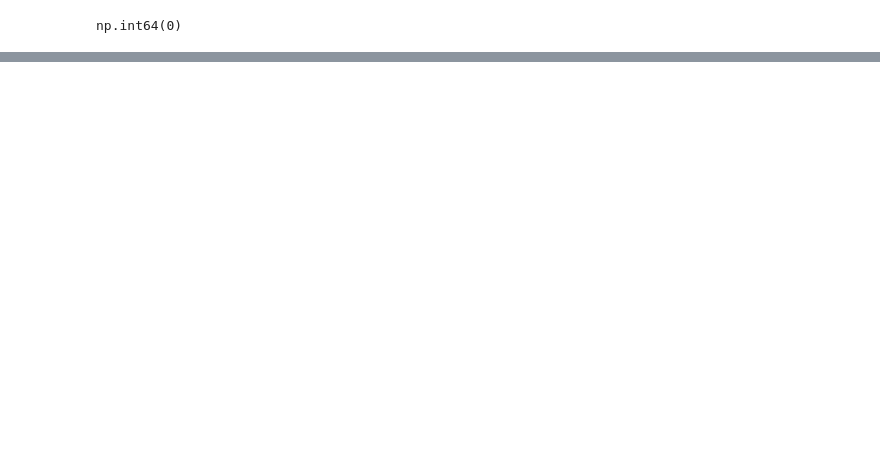
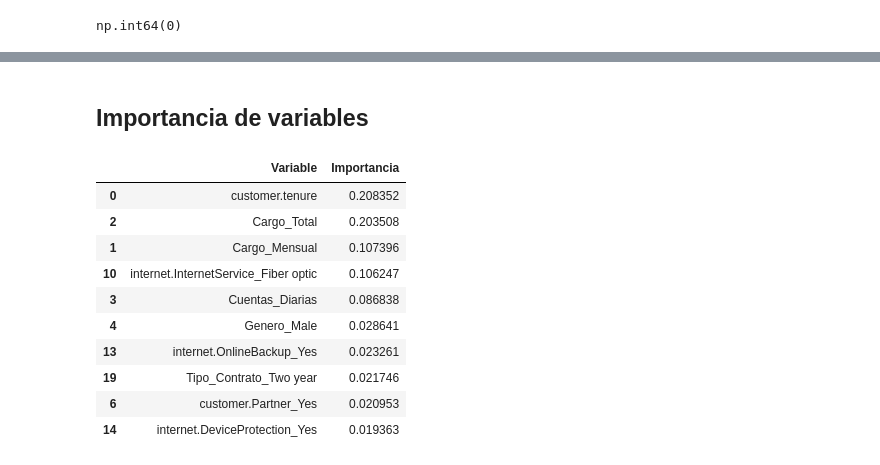
Before and after one commit to nicolle-tq/Telecom-X-parte-2-, a Jupyter notebook: Telecom-X-parte-2-.ipynb, the cells around one changed output, grey strips where cells are left out. Cells and saved outputs as stored; diff of their text form; code cells hidden in the pictures; blank space fills up the shorter version.

```diff
--- a/Telecom-X-parte-2-.ipynb
+++ b/Telecom-X-parte-2-.ipynb
@@ -159,0 +227,23 @@ pred_lr = modelo_lr.predict(X_test_scaled)
+# %% [markdown]
+## **Importancia de variables**
+# %%
+importances = model_tree.feature_importances_
+
+importance_df = pd.DataFrame({
+    "Variable": X.columns,
+    "Importancia": importances
+}).sort_values(by="Importancia", ascending=False)
+
+importance_df.head(10)
+# %% [output]
+|  | Variable | Importancia |
+| 0 | customer.tenure | 0.208352 |
+| 2 | Cargo_Total | 0.203508 |
+| 1 | Cargo_Mensual | 0.107396 |
+| 10 | internet.InternetService_Fiber optic | 0.106247 |
+| 3 | Cuentas_Diarias | 0.086838 |
+| 4 | Genero_Male | 0.028641 |
+| 13 | internet.OnlineBackup_Yes | 0.023261 |
+| 19 | Tipo_Contrato_Two year | 0.021746 |
+| 6 | customer.Partner_Yes | 0.020953 |
+| 14 | internet.DeviceProtection_Yes | 0.019363 |
```
Also changed, not shown: parts of 13 cells of this notebook.
